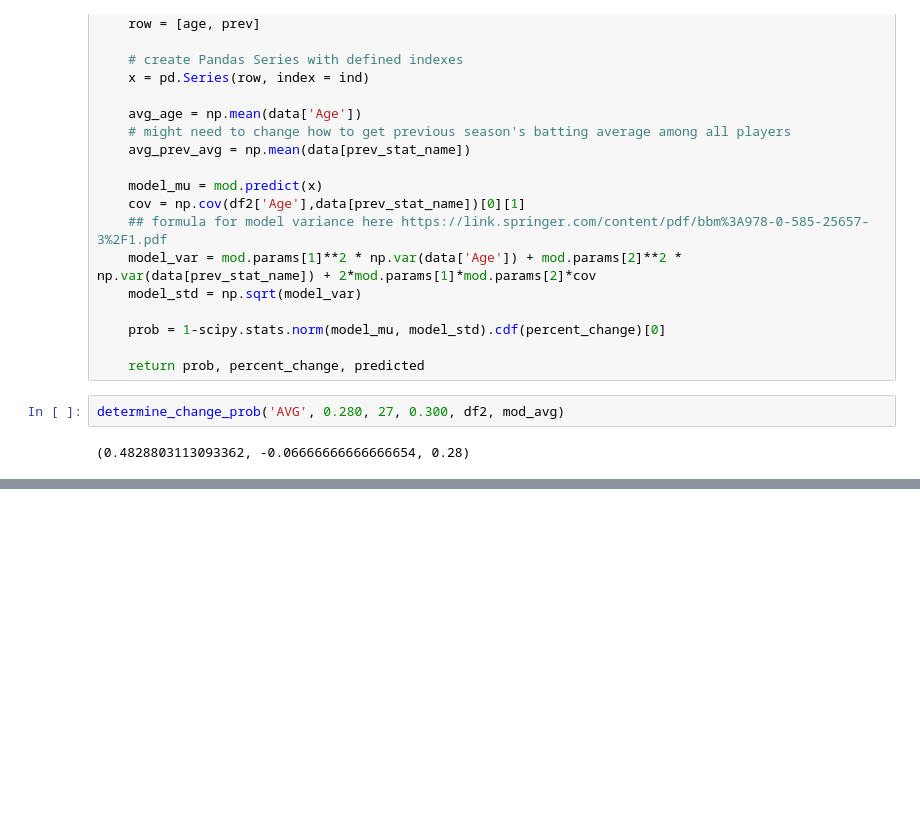
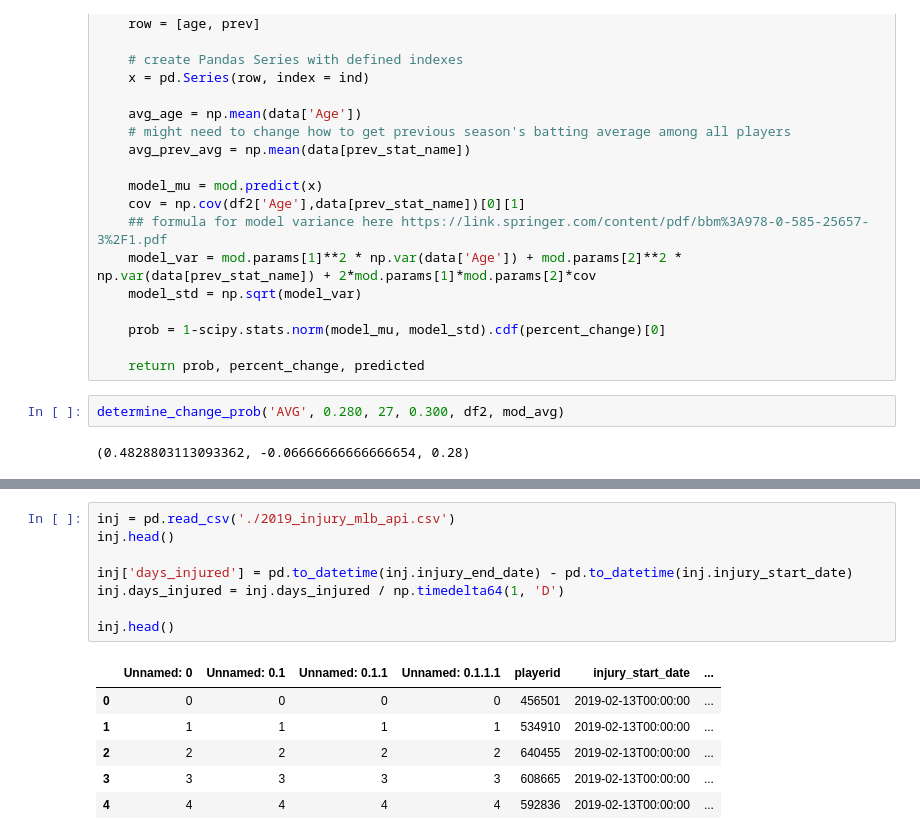
Before and after one commit to rileybuch/Fantasy-Baseball-Web-App, a Jupyter notebook: probability_predicted_batters.ipynb, the cells around one changed output, grey strips where cells are left out. Cells and saved outputs as stored; diff of their text form; blank space fills up the shorter version.

```diff
--- a/probability_predicted_batters.ipynb
+++ b/probability_predicted_batters.ipynb
@@ -360,0 +539,15 @@ determine_change_prob('AVG', 0.280, 27, 0.300, df2, mod_avg)
+# %%
+inj = pd.read_csv('./2019_injury_mlb_api.csv')
+inj.head()
+
+inj['days_injured'] = pd.to_datetime(inj.injury_end_date) - pd.to_datetime(inj.injury_start_date)
+inj.days_injured = inj.days_injured / np.timedelta64(1, 'D')
+
+inj.head()
+# %% [output]
+|  | Unnamed: 0 | Unnamed: 0.1 | Unnamed: 0.1.1 | Unnamed: 0.1.1.1 | playerid | injury_start_date | ... |
+| 0 | 0 | 0 | 0 | 0 | 456501 | 2019-02-13T00:00:00 | ... |
+| 1 | 1 | 1 | 1 | 1 | 534910 | 2019-02-13T00:00:00 | ... |
+| 2 | 2 | 2 | 2 | 2 | 640455 | 2019-02-13T00:00:00 | ... |
+| 3 | 3 | 3 | 3 | 3 | 608665 | 2019-02-13T00:00:00 | ... |
+| 4 | 4 | 4 | 4 | 4 | 592836 | 2019-02-13T00:00:00 | ... |
```
Also changed, not shown: parts of 12 cells of this notebook.
